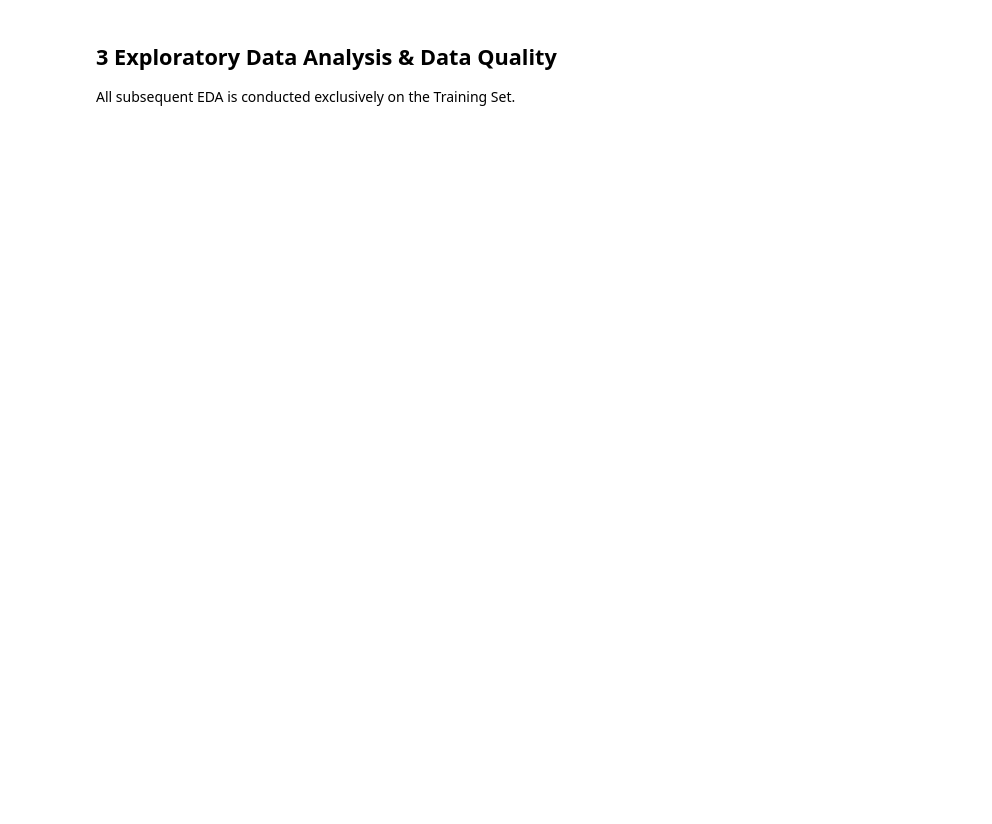
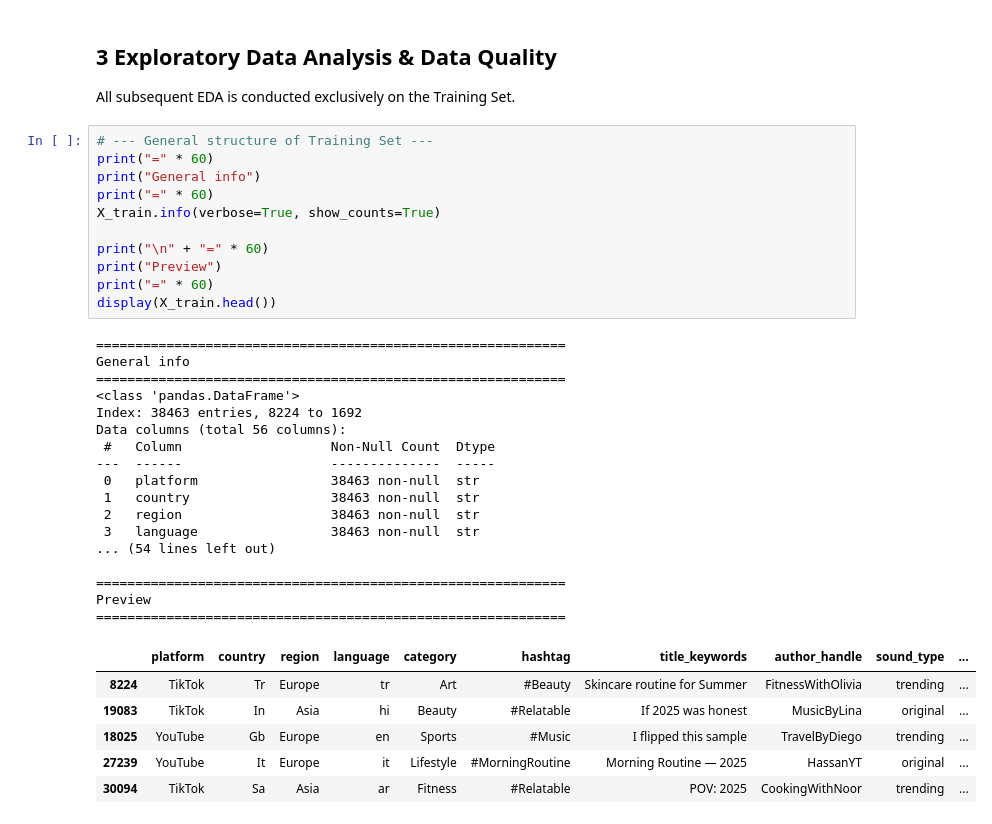
Before and after one commit to eliaxyzz/TrendPredictor, a Jupyter notebook: ml-virality-classifier.ipynb, the cells around one changed output. Drawn from its saved outputs; the diff is of its cells as text; blank space fills up the shorter version.

```diff
--- a/ml-virality-classifier.ipynb
+++ b/ml-virality-classifier.ipynb
@@ -118,3 +142,38 @@ print(f"Target/Train proportion: {y_train.mean()*100:.3f} %  || test: {y_test.me
 ## 3 Exploratory Data Analysis & Data Quality
 
 All subsequent EDA is conducted exclusively on the Training Set.
+# %%
+# --- General structure of Training Set ---
+print("=" * 60)
+print("General info")
+print("=" * 60)
+X_train.info(verbose=True, show_counts=True)
+
+print("\n" + "=" * 60)
+print("Preview")
+print("=" * 60)
+display(X_train.head())
+# %% [output]
+============================================================
+General info
+============================================================
+<class 'pandas.DataFrame'>
+Index: 38463 entries, 8224 to 1692
+Data columns (total 56 columns):
+ #   Column                   Non-Null Count  Dtype
+---  ------                   --------------  -----
+ 0   platform                 38463 non-null  str
+ 1   country                  38463 non-null  str
+ 2   region                   38463 non-null  str
+ 3   language                 38463 non-null  str
+... (54 lines left out)
+
+============================================================
+Preview
+============================================================
+|  | platform | country | region | language | category | hashtag | title_keywords | author_handle | sound_type | ... |
+| 8224 | TikTok | Tr | Europe | tr | Art | #Beauty | Skincare routine for Summer | FitnessWithOlivia | trending | ... |
+| 19083 | TikTok | In | Asia | hi | Beauty | #Relatable | If 2025 was honest | MusicByLina | original | ... |
+| 18025 | YouTube | Gb | Europe | en | Sports | #Music | I flipped this sample | TravelByDiego | trending | ... |
+| 27239 | YouTube | It | Europe | it | Lifestyle | #MorningRoutine | Morning Routine — 2025 | HassanYT | original | ... |
+| 30094 | TikTok | Sa | Asia | ar | Fitness | #Relatable | POV: 2025 | CookingWithNoor | trending | ... |
```
Also changed, not shown: parts of 15 cells of this notebook.
